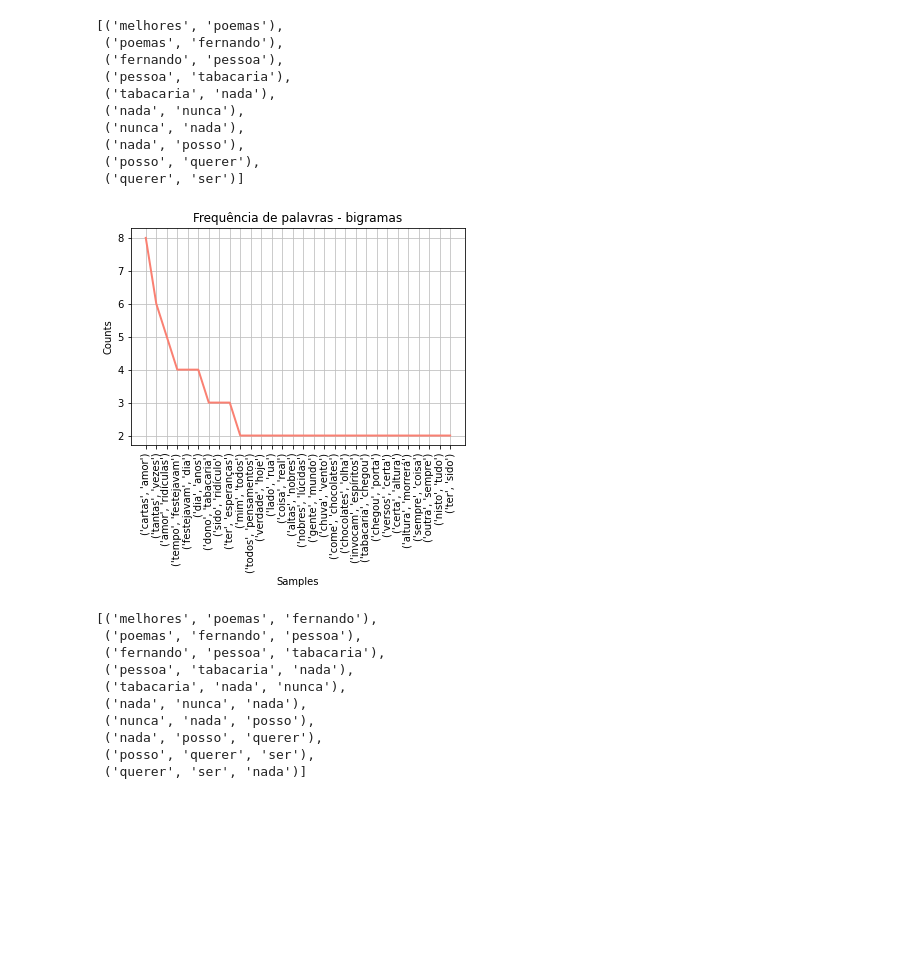
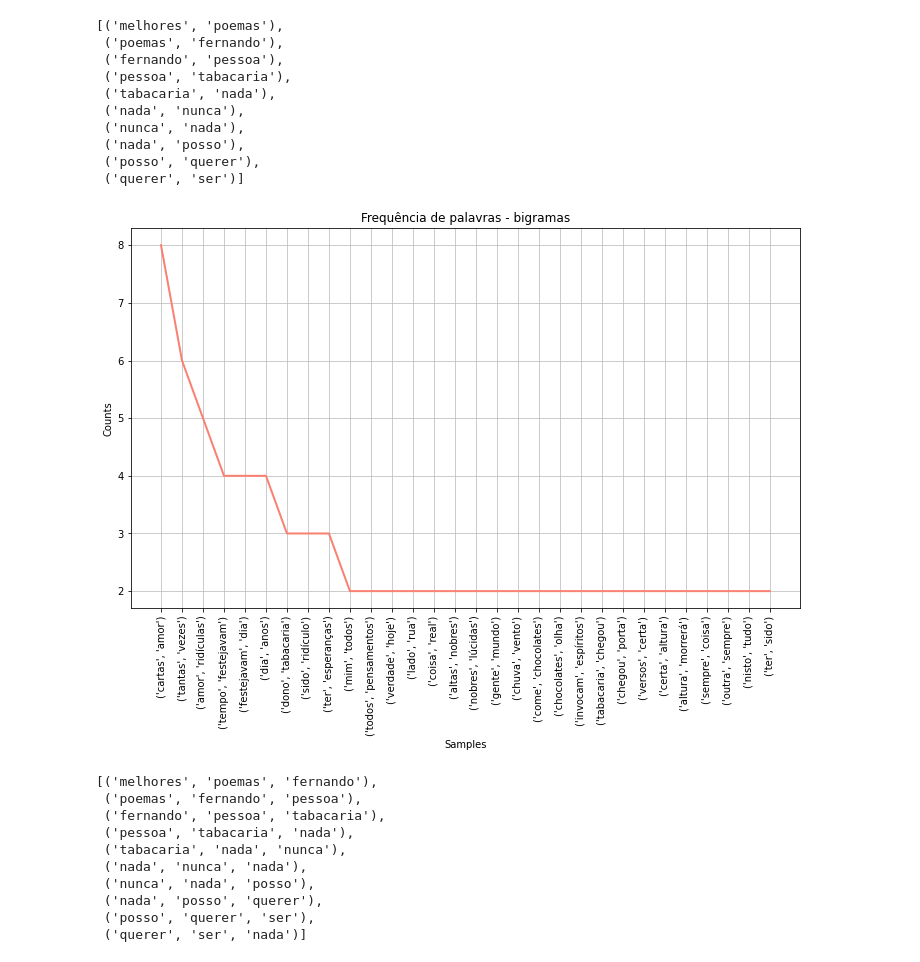
Before and after one commit to FGalvao77/Natural-Language-Processing-NLP-with-Python-using-NLTK---Poemas-de-Fernando-Pesssoa, a Jupyter notebook: Natural_Language_Processing_(NLP)_with_Python_using_NLTK_Poemas_de_Fernando_Pesssoa.ipynb, the cells around one changed output. Drawn from its saved outputs; the diff is of its cells as text; code cells hidden in the pictures; blank space fills up the shorter version.

```diff
--- a/Natural_Language_Processing_(NLP)_with_Python_using_NLTK_Poemas_de_Fernando_Pesssoa.ipynb
+++ b/Natural_Language_Processing_(NLP)_with_Python_using_NLTK_Poemas_de_Fernando_Pesssoa.ipynb
@@ -188,10 +198,11 @@ tokens_bigrams[:10]
  ('querer', 'ser')]
 # %%
 # visualizando as 30 palavras mais frequentes - bigramas
+plt.figure(figsize=[12, 7])
 bigrm = list(nltk.bigrams(texto_tratado))
 words2 = nltk.FreqDist(bigrm)
 words2.plot(30, color = 'salmon',
            title = 'Frequência de palavras - bigramas')
 # %% [output]
-[figure, old version]
+[figure, new version]
 # %%
```
Also changed, not shown: parts of 15 cells of this notebook.
